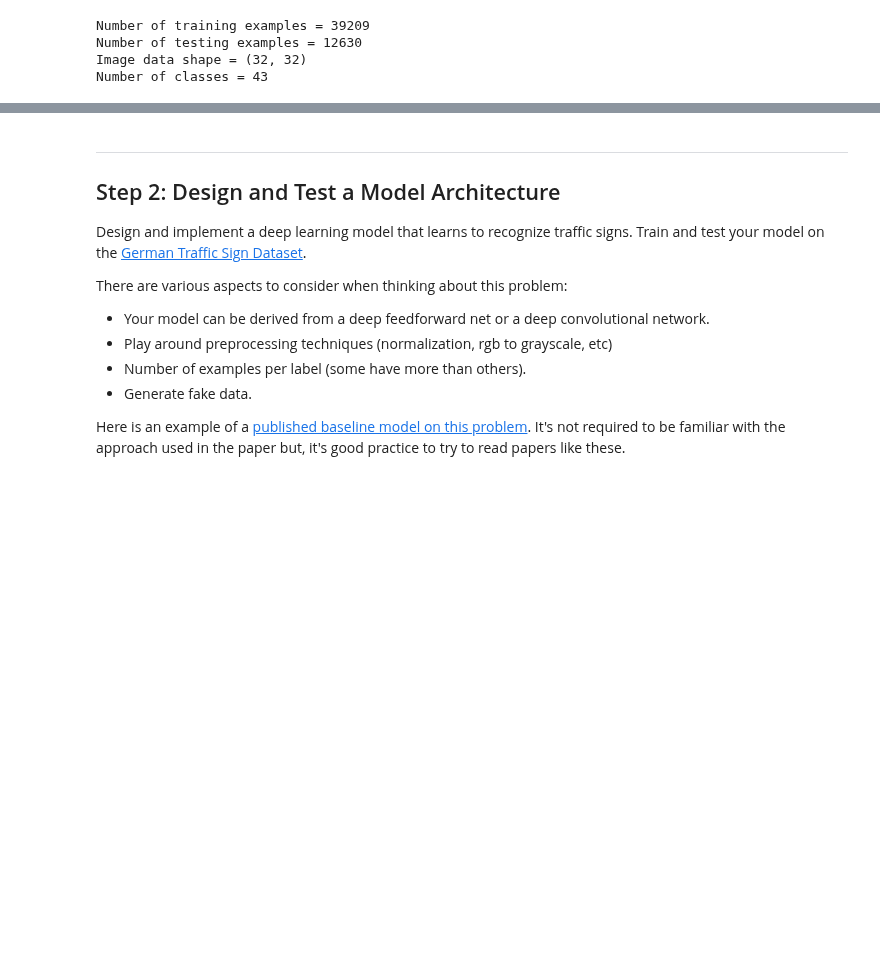
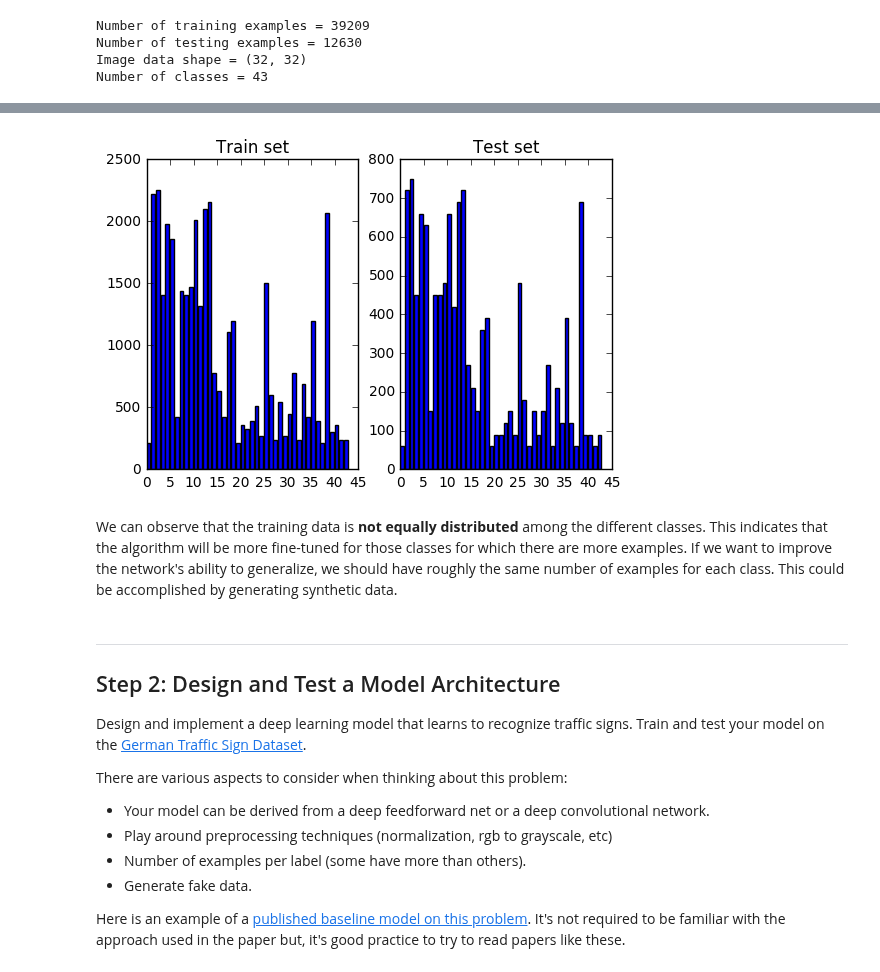
Before and after one commit to carlosgalvezp/Udacity-Self-Driving-Car-Nanodegree, a Jupyter notebook: term1/projects/CarND-TrafficSigns-P2/Traffic_Signs_Recognition.ipynb, the cells around one changed output, grey strips where cells are left out. Saved outputs shown, nothing was run; the diff lists cells and outputs as text; code cells hidden in the pictures; blank space fills up the shorter version.

```diff
--- a/term1/projects/CarND-TrafficSigns-P2/Traffic_Signs_Recognition.ipynb
+++ b/term1/projects/CarND-TrafficSigns-P2/Traffic_Signs_Recognition.ipynb
@@ -107,3 +152,24 @@ Number of classes = 43
+# %%
+# Display the number of examples for each class, for training and test set
+labels = np.array(range(0, n_classes))
+train_n_examples = np.zeros(n_classes, dtype=np.int32)
+test_n_examples = np.zeros(n_classes, dtype=np.int32)
+for i in labels:
+    # Get indices in Y that correspond to 'i', for train and test sets
+    train_n_examples[i] = sum(y_train == i)
+    test_n_examples[i] = sum(y_test == i)
+
+# Plot in a bar diagram
+plt.subplot(1,2,1)
+plt.bar(labels, train_n_examples);
+plt.title('Train set');
+plt.subplot(1,2,2)
+plt.bar(labels, test_n_examples);
+plt.title('Test set');
+# %% [output]
+[figure, added]
+# %% [markdown]
+We can observe that the training data is **not equally distributed** among the different classes. This indicates that the algorithm will be more fine-tuned for those classes for which there are more examples. If we want to improve the network's ability to generalize, we should have roughly the same number of examples for each class. This could be accomplished by generating synthetic data.
 # %% [markdown]
 ----
 
```
Also changed, not shown: parts of 7 cells of this notebook.
